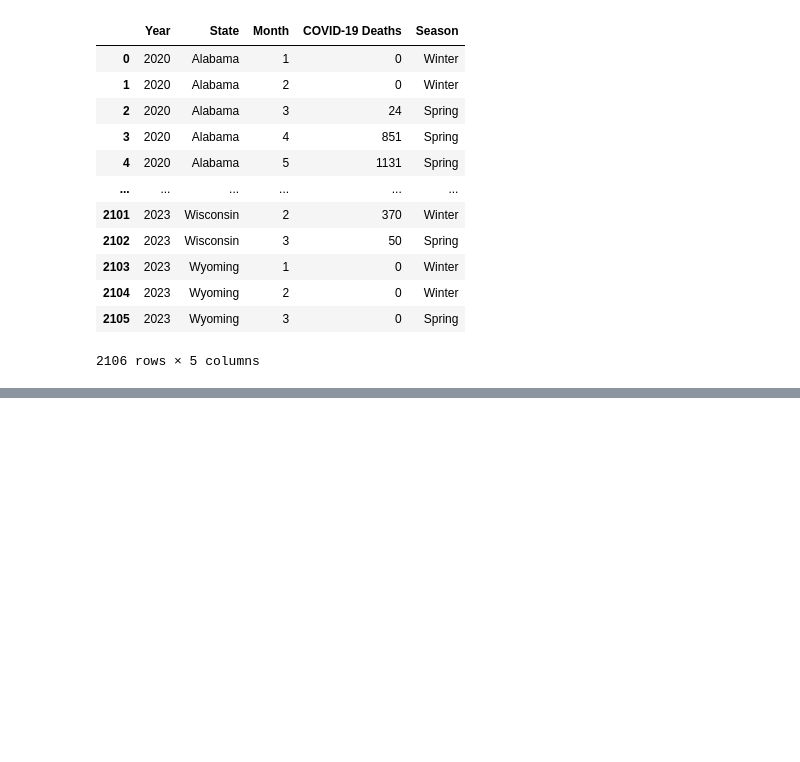
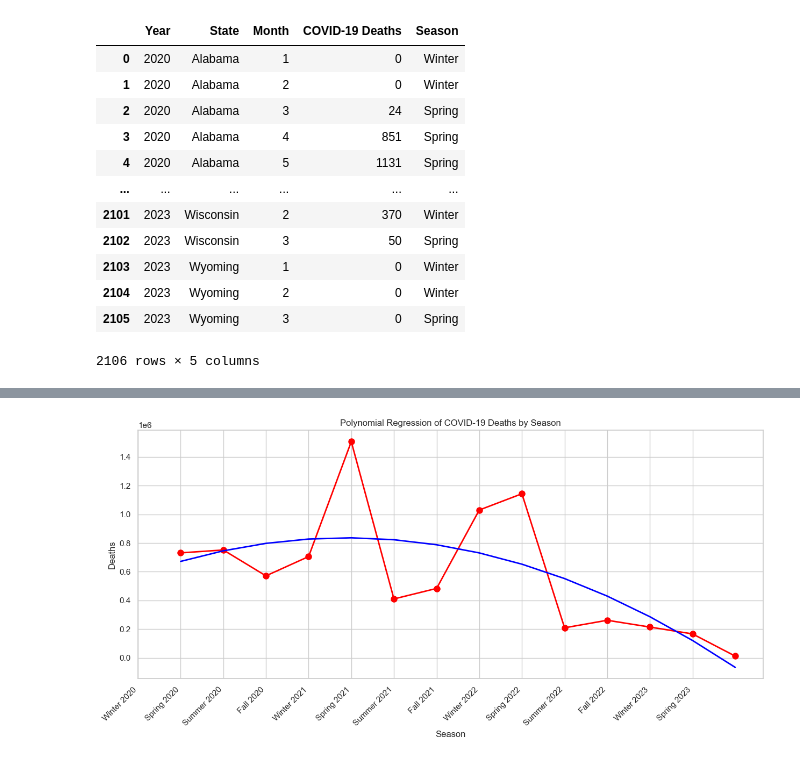
Before and after one commit to willbang548/Group_1, a Jupyter notebook: main.ipynb, the cells around one changed output, grey strips where cells are left out. Cells and saved outputs as stored; diff of their text form; code cells hidden in the pictures; blank space fills up the shorter version.

```diff
--- a/main.ipynb
+++ b/main.ipynb
@@ -109,0 +132,37 @@ AttributeError: 'list' object has no attribute 'loc'
+# %%
+season_dict = {'Winter 2020': 1,
+               'Spring 2020': 2,
+               'Summer 2020': 3,
+               'Fall 2020': 4,
+               'Winter 2021': 5,
+               'Spring 2021': 6,
+               'Summer 2021': 7,
+               'Fall 2021': 8,
+               'Winter 2022': 9,
+               'Spring 2022': 10,
+               'Summer 2022': 11,
+               'Fall 2022': 12,
+               'Winter 2023': 13,
+               'Spring 2023': 14,}
+
+season = covid_seasons['Season']
+deaths = covid_seasons['Deaths']
+
+season_integer = [season_dict[s] for s in season]
+
+poly = PolynomialFeatures(degree=2)
+season_poly = poly.fit_transform(np.array(season_integer).reshape(-1, 1))
+model = LinearRegression()
+model.fit(season_poly, deaths)
+
+plt.figure(figsize=(15, 6))
+plt.plot(season_integer, deaths, color='red', marker='o',linewidth=2, markersize=8)
+plt.plot(season_integer, model.predict(season_poly), color='blue', linewidth=2)
+plt.gca().set_xticks(covid_seasons.index)
+plt.gca().set_xticklabels(covid_seasons['Season'], rotation=45, ha='right')
+plt.title('Polynomial Regression of COVID-19 Deaths by Season')
+plt.xlabel('Season')
+plt.ylabel('Deaths')
+plt.show()
+# %% [output]
+[figure, added]
```
Also changed, not shown: parts of 8 cells of this notebook.
